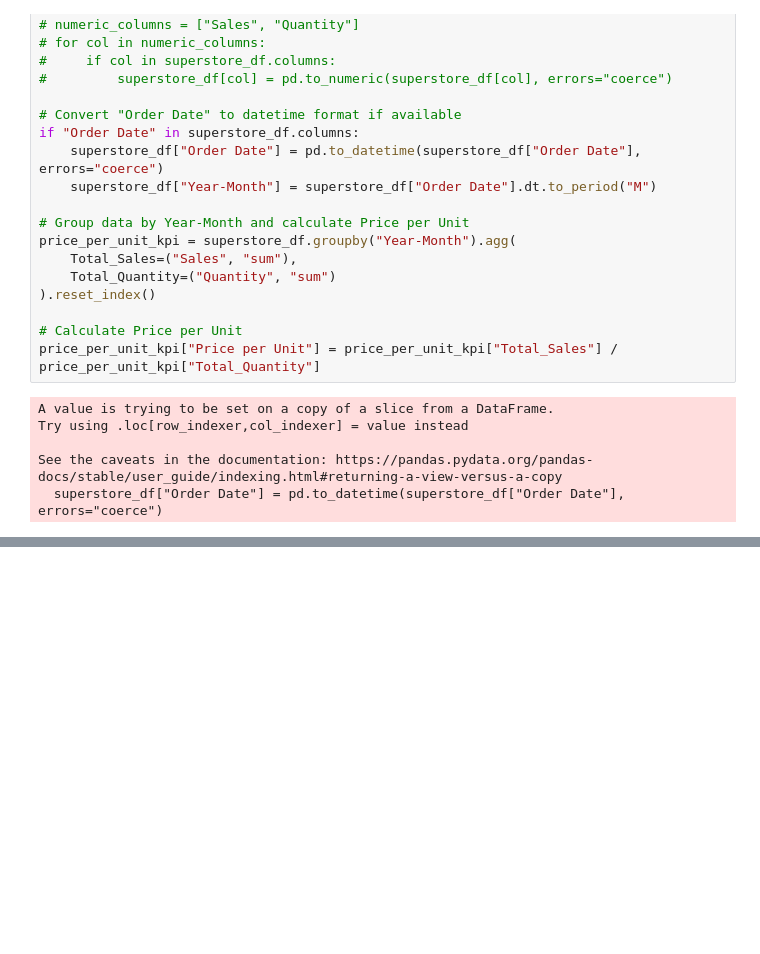
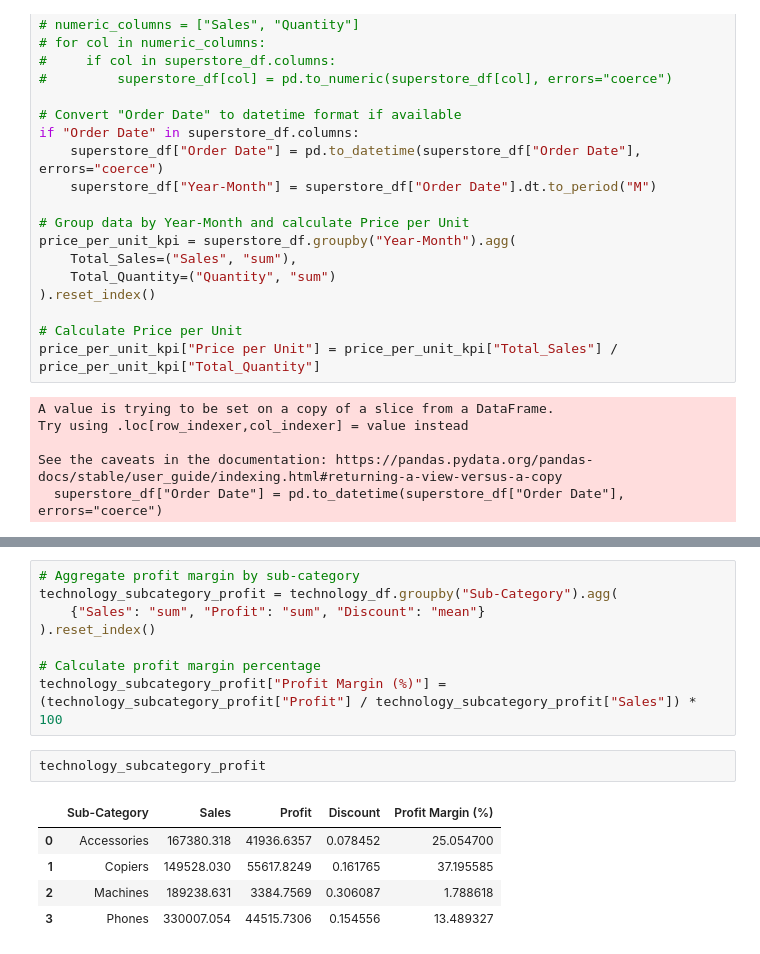
Before and after one commit to pabs-llama/projects, a Jupyter notebook: project_5_ecommerce/updated_superstore.ipynb, the cells around one changed output, grey strips where cells are left out. Cells and saved outputs as stored; diff of their text form; blank space fills up the shorter version.

```diff
--- a/project_5_ecommerce/updated_superstore.ipynb
+++ b/project_5_ecommerce/updated_superstore.ipynb
@@ -246,0 +265,16 @@ price_per_unit_kpi
+# %%
+# Aggregate profit margin by sub-category
+technology_subcategory_profit = technology_df.groupby("Sub-Category").agg(
+    {"Sales": "sum", "Profit": "sum", "Discount": "mean"}
+).reset_index()
+
+# Calculate profit margin percentage
+technology_subcategory_profit["Profit Margin (%)"] = (technology_subcategory_profit["Profit"] / technology_subcategory_profit["Sales"]) * 100
+# %%
+technology_subcategory_profit
+# %% [output]
+|  | Sub-Category | Sales | Profit | Discount | Profit Margin (%) |
+| 0 | Accessories | 167380.318 | 41936.6357 | 0.078452 | 25.054700 |
+| 1 | Copiers | 149528.030 | 55617.8249 | 0.161765 | 37.195585 |
+| 2 | Machines | 189238.631 | 3384.7569 | 0.306087 | 1.788618 |
+| 3 | Phones | 330007.054 | 44515.7306 | 0.154556 | 13.489327 |
```
Also changed, not shown: parts of 20 cells of this notebook, 2 other files.
